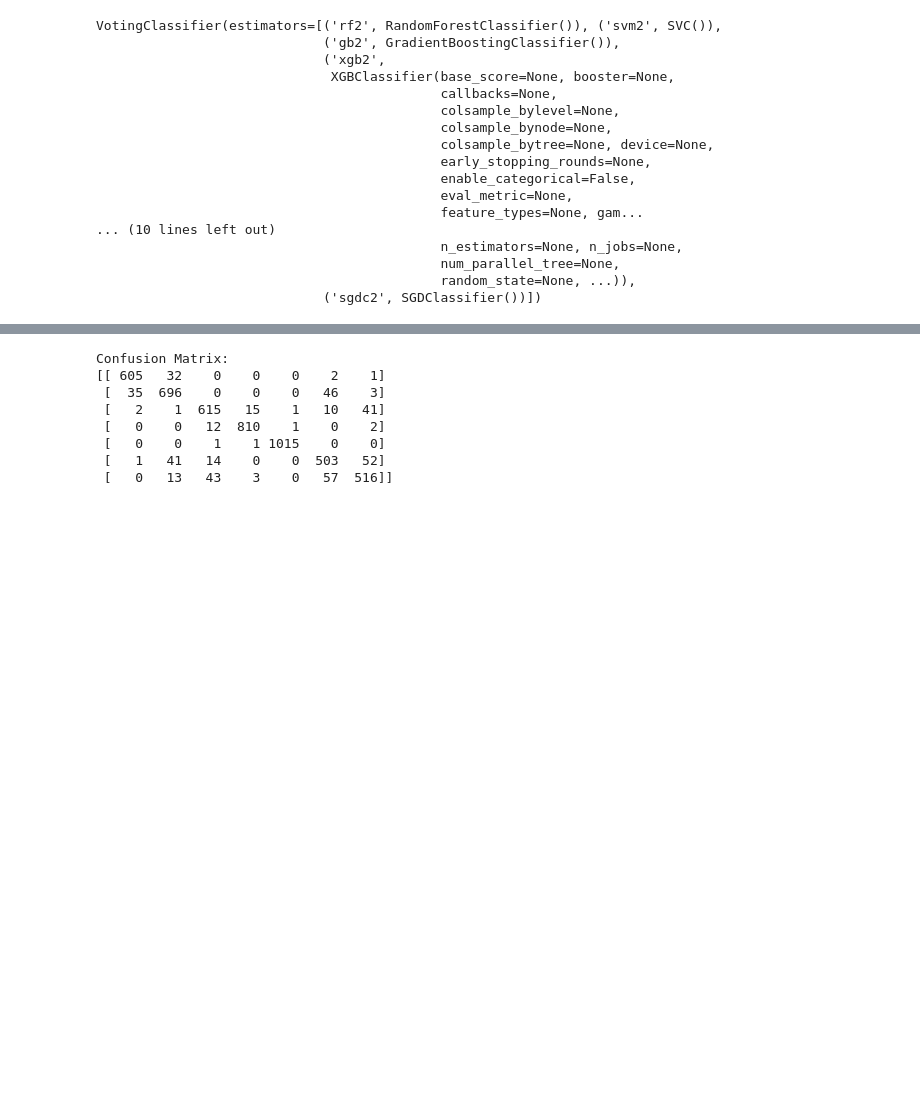
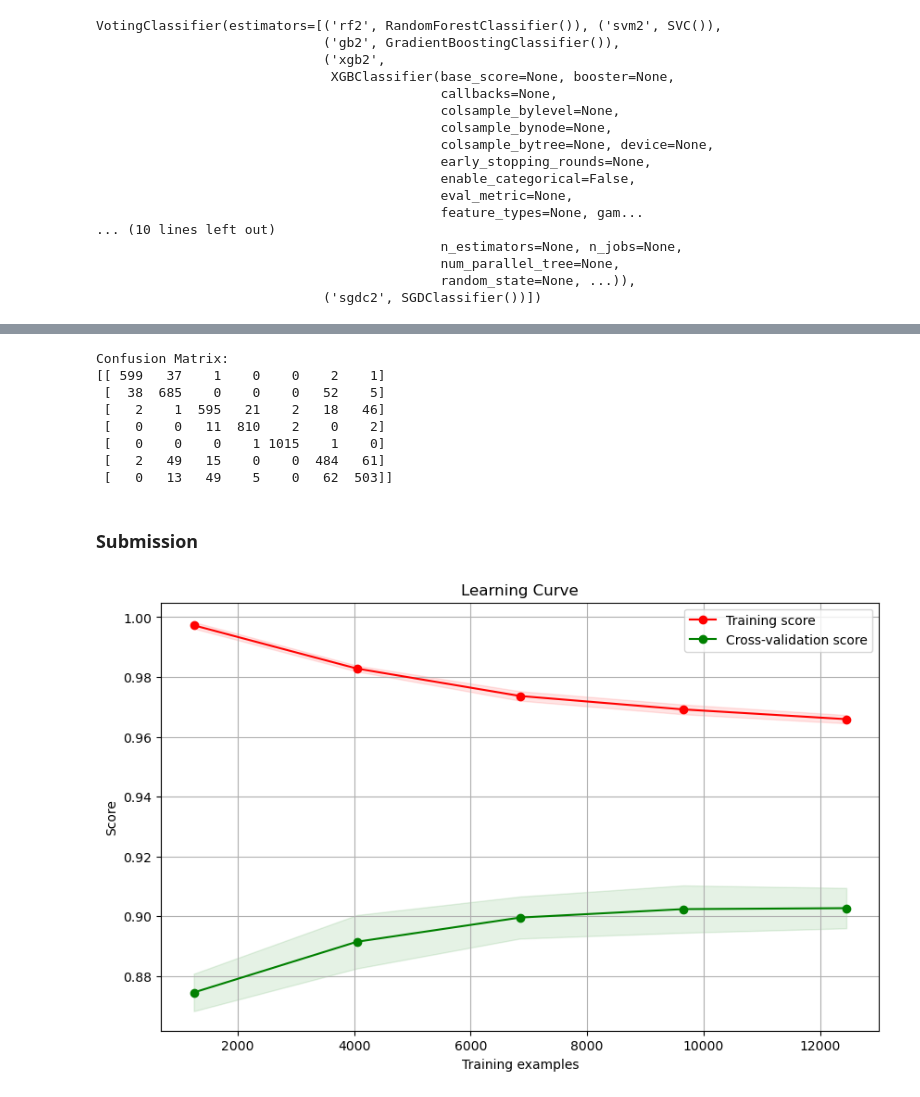
Before and after one commit to Muaaz-F/Prediction-of-Obesity-Risk, a Jupyter notebook: Notebook 3.ipynb, the cells around one changed output, grey strips where cells are left out. Cells and saved outputs as stored; diff of their text form; code cells hidden in the pictures; blank space fills up the shorter version.

```diff
--- a/Notebook 3.ipynb
+++ b/Notebook 3.ipynb
@@ -20,12 +38,6 @@ modified_test_df = pd.read_csv('modified_test.csv')
 X_train = modified_train_df.drop(columns=['NObeyesdad'])
 y_train = modified_train_df['NObeyesdad']
 X_test = modified_test_df
-# %%
-train_id = X_train['id']
-test_id = X_test['id']
-
-X_train.drop(columns=['id'], inplace=True)
-X_test.drop(columns=['id'], inplace=True)
 # %%
 scaler = StandardScaler()
 X_train_scaled = scaler.fit_transform(X_train)
@@ -215,10 +228,12 @@ print("Confusion Matrix:")
 print(confusion_matrix(y_val_ensemble, y_pred_val_ensemble2))
 # %% [output]
 Confusion Matrix:
-[[ 605   32    0    0    0    2    1]
- [  35  696    0    0    0   46    3]
- [   2    1  615   15    1   10   41]
- [   0    0   12  810    1    0    2]
- [   0    0    1    1 1015    0    0]
- [   1   41   14    0    0  503   52]
- [   0   13   43    3    0   57  516]]
+[[ 599   37    1    0    0    2    1]
+ [  38  685    0    0    0   52    5]
+ [   2    1  595   21    2   18   46]
+ [   0    0   11  810    2    0    2]
+ [   0    0    0    1 1015    1    0]
+ [   2   49   15    0    0  484   61]
+ [   0   13   49    5    0   62  503]]
+# %% [markdown]
+### Submission
@@ -224,0 +252,27 @@ Confusion Matrix:
+# %%
+def plot_learning_curve(estimator, X, y, cv, train_sizes=np.linspace(.1, 1.0, 5)):
+    train_sizes, train_scores, validation_scores = learning_curve(
+        estimator, X, y, cv=cv, train_sizes=train_sizes, scoring='accuracy')
+
+    train_scores_mean = np.mean(train_scores, axis=1)
+    train_scores_std = np.std(train_scores, axis=1)
+    validation_scores_mean = np.mean(validation_scores, axis=1)
+    validation_scores_std = np.std(validation_scores, axis=1)
+
+    plt.figure(figsize=(10, 6))
+    plt.fill_between(train_sizes, train_scores_mean - train_scores_std,
+                     train_scores_mean + train_scores_std, alpha=0.1, color="r")
+    plt.fill_between(train_sizes, validation_scores_mean - validation_scores_std,
+                     validation_scores_mean + validation_scores_std, alpha=0.1, color="g")
+    plt.plot(train_sizes, train_scores_mean, 'o-', color="r", label="Training score")
+    plt.plot(train_sizes, validation_scores_mean, 'o-', color="g", label="Cross-validation score")
+    plt.xlabel("Training examples")
+    plt.ylabel("Score")
+    plt.title("Learning Curve")
+    plt.legend(loc="best")
+    plt.grid(True)
+    plt.show()
+
+plot_learning_curve(ensemble_model2, X_train_ensemble, y_train_ensemble, cv=5)
+# %% [output]
+[figure, added]
```
Also changed, not shown: parts of 9 cells of this notebook, 1 other file.
